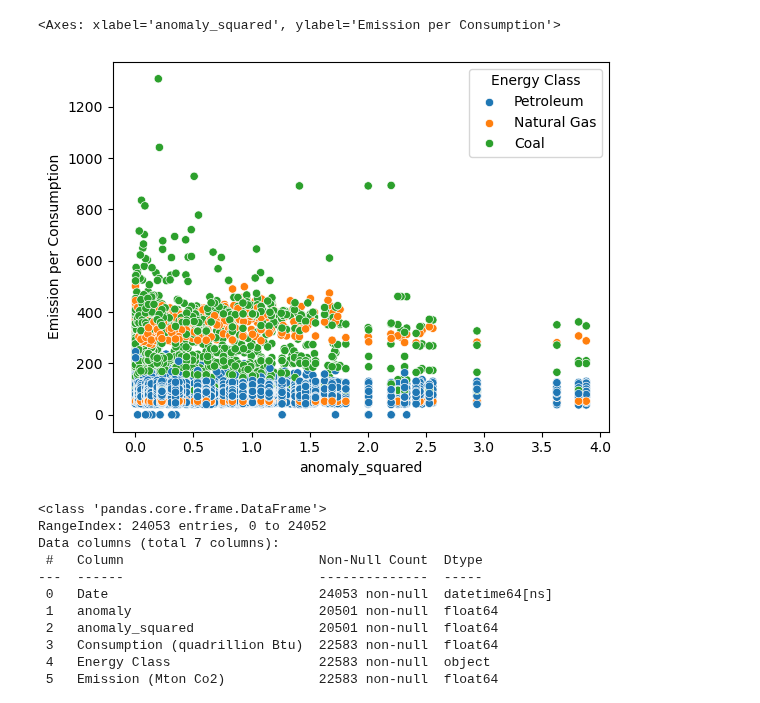
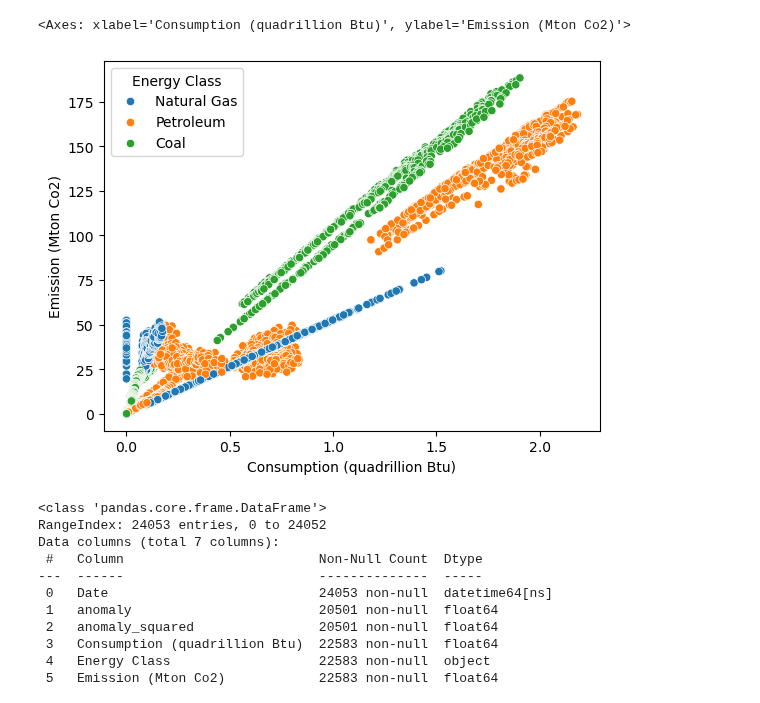
Before and after one commit to chtang-hmc/Spring-Invitation-Datathon-2024, a Jupyter notebook: Analysis/temp_time_series.ipynb, the cells around one changed output. Saved outputs shown, nothing was run; the diff lists cells and outputs as text; code cells hidden in the pictures.

```diff
--- a/Analysis/temp_time_series.ipynb
+++ b/Analysis/temp_time_series.ipynb
@@ -9,6 +9,6 @@ from LinearModel import *
 import sklearn
 # %%
 emi_com = pd.read_csv("/Users/ishitajain/Spring-Invitation-Datathon-2024/Clean Data/emi_com.csv")
-temp = pd.read_csv("/Users/ishitajain/Spring-Invitation-Datathon-2024/Clean Data/temp_trend.csv")
+temp = pd.read_csv("/Users/ishitajain/Spring-Invitation-Datathon-2024/Clean Data/temp.csv")
 # %%
 emi_com['Date'] = pd.to_datetime(emi_com['Date'])
@@ -111,2 +98,0 @@ memory usage: 46.5 KB
-# %%
-temp.drop(['Unnamed: 0'],axis=1,inplace=True)
@@ -205,2 +192,0 @@ memory usage: 1.7+ MB
-# %%
-df.drop(['Unnamed: 0'],axis=1,inplace=True)
@@ -218,8 +236,8 @@ sns.scatterplot(y=df["Emission per Consumption"], x=df["anomaly"], hue=df['Energ
 # %%
-sns.scatterplot(y=df["Emission per Consumption"], x=df["anomaly_squared"], hue=df['Energy Class'])
+sns.scatterplot(y=df["Emission (Mton Co2)"], x=df["Consumption (quadrillion Btu)"], hue=df['Energy Class'])
 # %% [output]
-<Axes: xlabel='anomaly_squared', ylabel='Emission per Consumption'>
+<Axes: xlabel='Consumption (quadrillion Btu)', ylabel='Emission (Mton Co2)'>
-[figure, old version]
+[figure, new version]
 # %%
 df.info()
 # %% [output]
```
Also changed, not shown: parts of 56 cells of this notebook, 3 other files.
